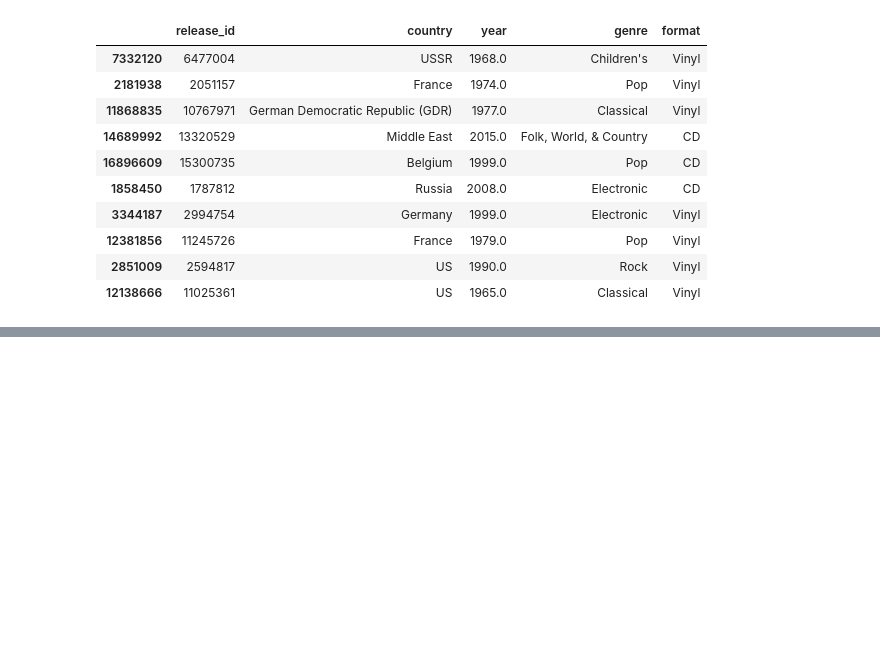
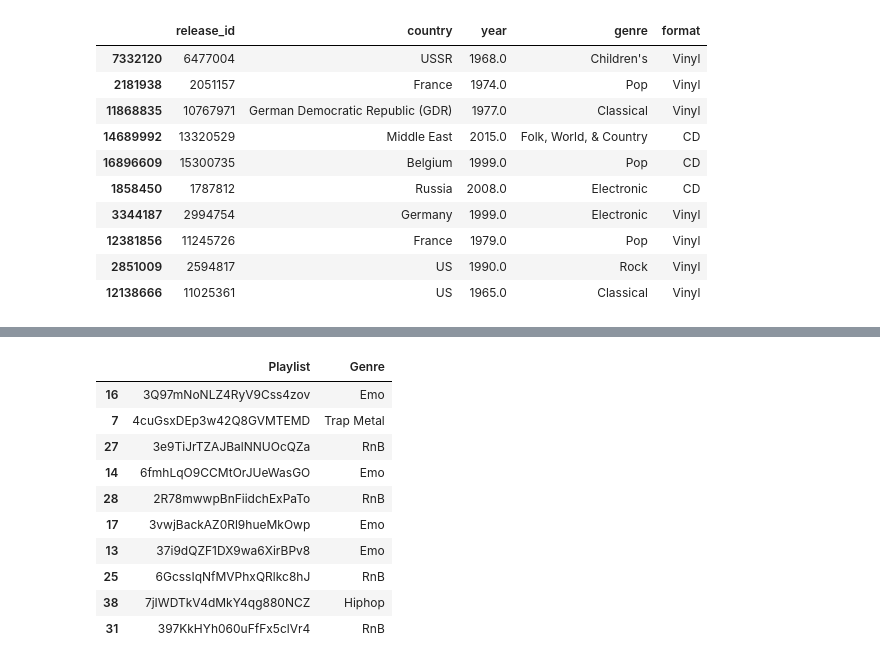
Before and after one commit to Funnear/end-to-end-data-analysis, a Jupyter notebook: brainstorming/datasets.ipynb, the cells around one changed output, grey strips where cells are left out. Cells and saved outputs as stored; diff of their text form; code cells hidden in the pictures; blank space fills up the shorter version.

```diff
--- a/brainstorming/datasets.ipynb
+++ b/brainstorming/datasets.ipynb
@@ -71,3 +88,22 @@ df2.sample(10)
+# %%
+# this path is ignored by git
+path4="../datasets/dataset-of-songs-in-spotify/playlists.csv"
+
+data_4 = pd.read_csv(path4)
+df4 = data_4.copy()
+df4.sample(10)
+# %% [output]
+|  | Playlist | Genre |
+| 16 | 3Q97mNoNLZ4RyV9Css4zov | Emo |
+| 7 | 4cuGsxDEp3w42Q8GVMTEMD | Trap Metal |
+| 27 | 3e9TiJrTZAJBalNNUOcQZa | RnB |
+| 14 | 6fmhLqO9CCMtOrJUeWasGO | Emo |
+| 28 | 2R78mwwpBnFiidchExPaTo | RnB |
+| 17 | 3vwjBackAZ0Rl9hueMkOwp | Emo |
+| 13 | 37i9dQZF1DX9wa6XirBPv8 | Emo |
+| 25 | 6GcssIqNfMVPhxQRlkc8hJ | RnB |
+| 38 | 7jIWDTkV4dMkY4qg880NCZ | Hiphop |
+| 31 | 397KkHYh060uFfFx5clVr4 | RnB |
 # %% [markdown]
 ## Viberate’s Post-Pandemic Festival Report (2022)
 This report offers an analysis of the 2022 festival season, highlighting trends, most-booked artists, and audience demographics. It can serve as a foundation for understanding festival lineups and attendee preferences.
```
Also changed, not shown: parts of 8 cells of this notebook, 2 other files.
